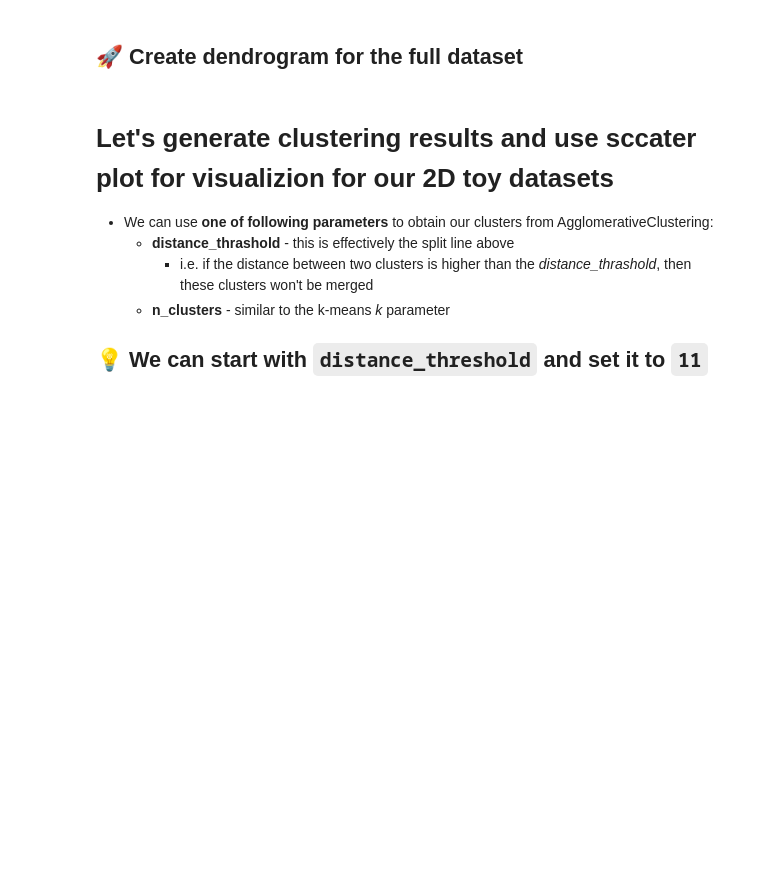
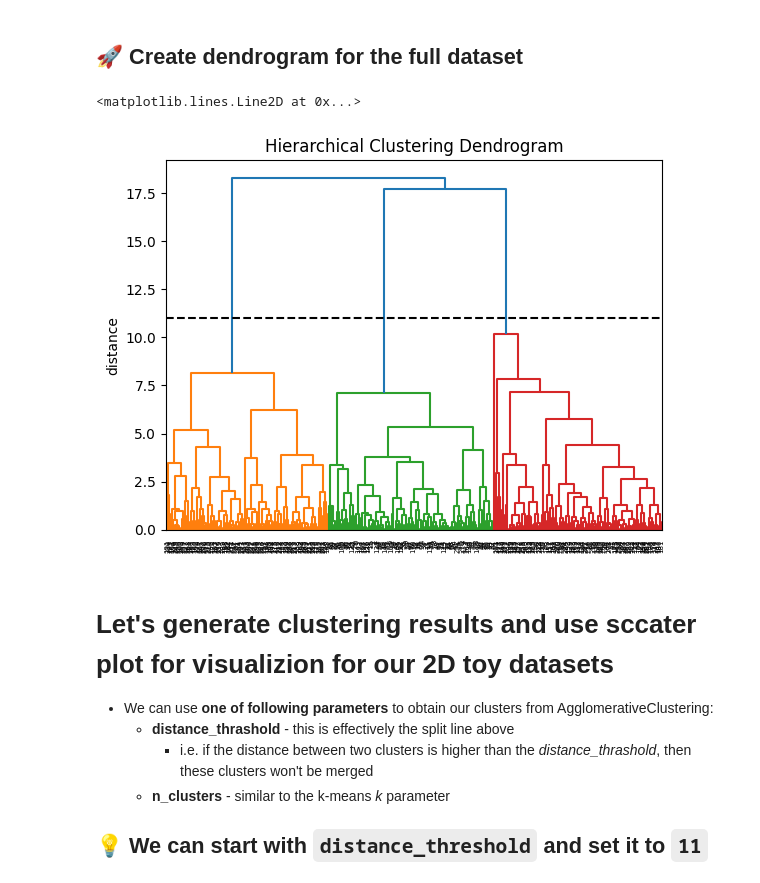
Before and after one commit to lubsar/EFREI-Introduction-to-Machine-Learning, a Jupyter notebook: iml_06.ipynb, the cells around one changed output. Drawn from its saved outputs; the diff is of its cells as text; code cells hidden in the pictures; blank space fills up the shorter version.

```diff
--- a/iml_06.ipynb
+++ b/iml_06.ipynb
@@ -141,5 +154,14 @@ def plot_dendrogram(model, **kwargs):
 # %% [markdown]
 ## 🚀 Create dendrogram for the full dataset
+# %%
+clustering = AgglomerativeClustering(linkage='complete', distance_threshold=0, n_clusters=None)
+clustering = clustering.fit(data)
+
+plot_dendrogram(clustering, labels=clustering.labels_, color_threshold=11)
+plt.axhline(y=11, color='black', linestyle='--')
+# %% [output]
+<matplotlib.lines.Line2D at 0x...>
+[figure, added]
 # %% [markdown]
 # Let's generate clustering results and use sccater plot for visualizion for our 2D toy datasets
 
```
Also changed, not shown: parts of 17 cells of this notebook.
